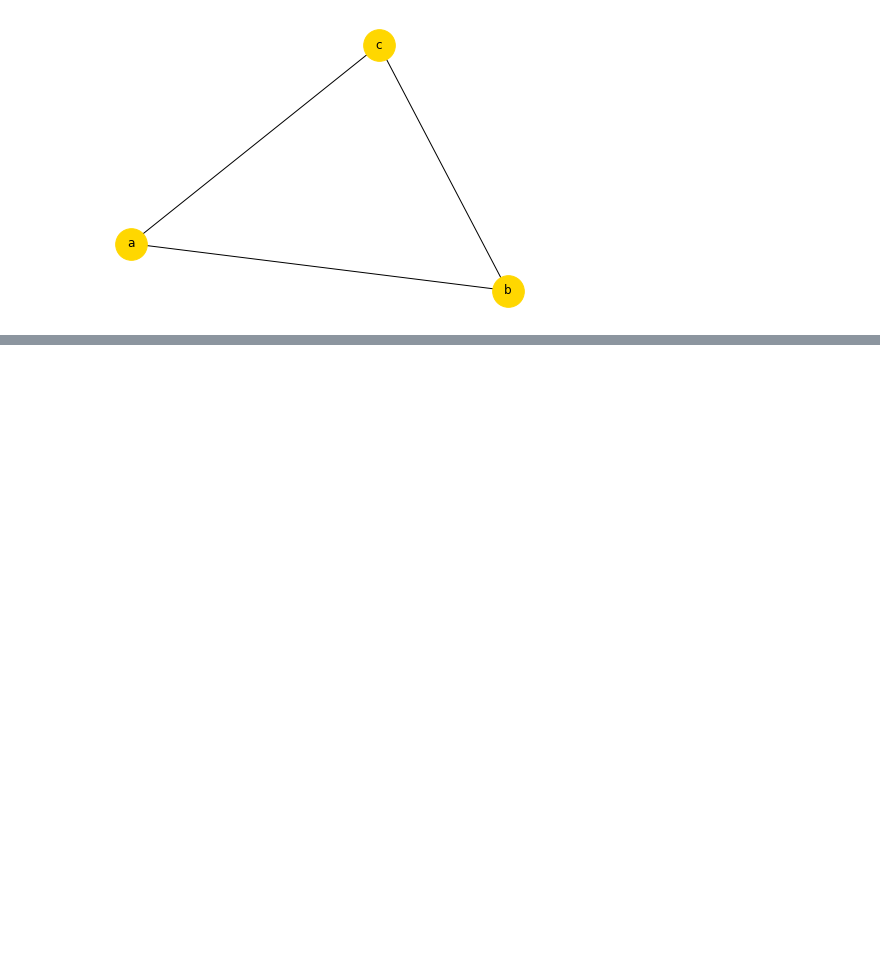
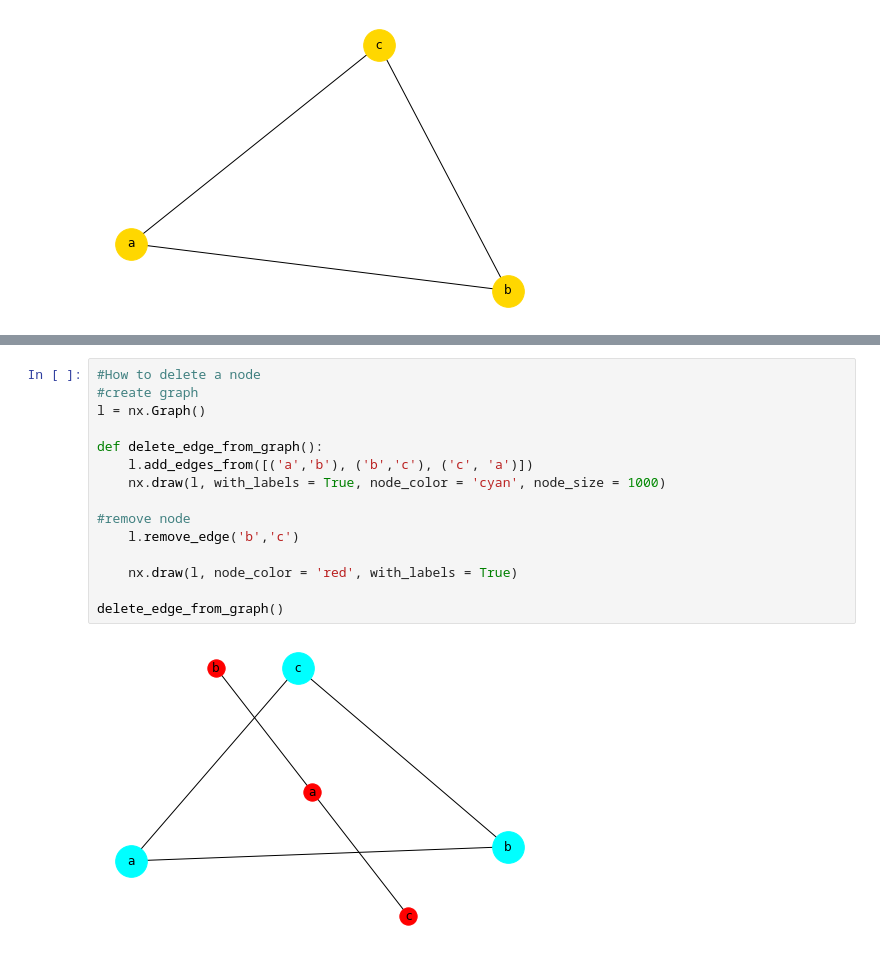
Before and after one commit to soslin/social-network-analysis, a Jupyter notebook: soc-net-class/learn_graphs_sna_3.ipynb, the cells around one changed output, grey strips where cells are left out. Cells and saved outputs as stored; diff of their text form; blank space fills up the shorter version.

```diff
--- a/soc-net-class/learn_graphs_sna_3.ipynb
+++ b/soc-net-class/learn_graphs_sna_3.ipynb
@@ -36,0 +54,17 @@ simple_graph()
+# %%
+#How to delete a node
+#create graph
+l = nx.Graph()
+
+def delete_edge_from_graph():
+    l.add_edges_from([('a','b'), ('b','c'), ('c', 'a')])
+    nx.draw(l, with_labels = True, node_color = 'cyan', node_size = 1000)
+
+#remove node
+    l.remove_edge('b','c')
+
+    nx.draw(l, node_color = 'red', with_labels = True)
+
+delete_edge_from_graph()
+# %% [output]
+[figure, added]
```
Also changed, not shown: parts of 9 cells of this notebook.
